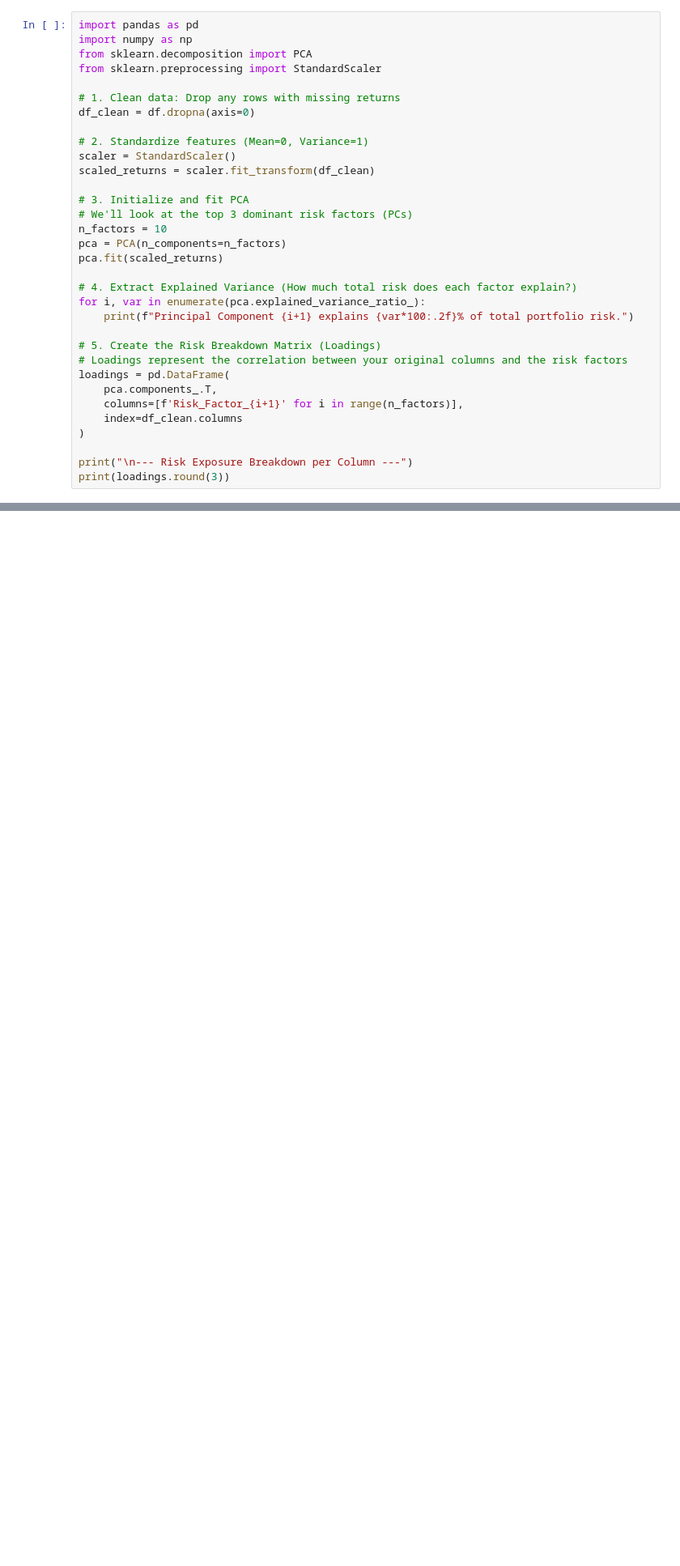
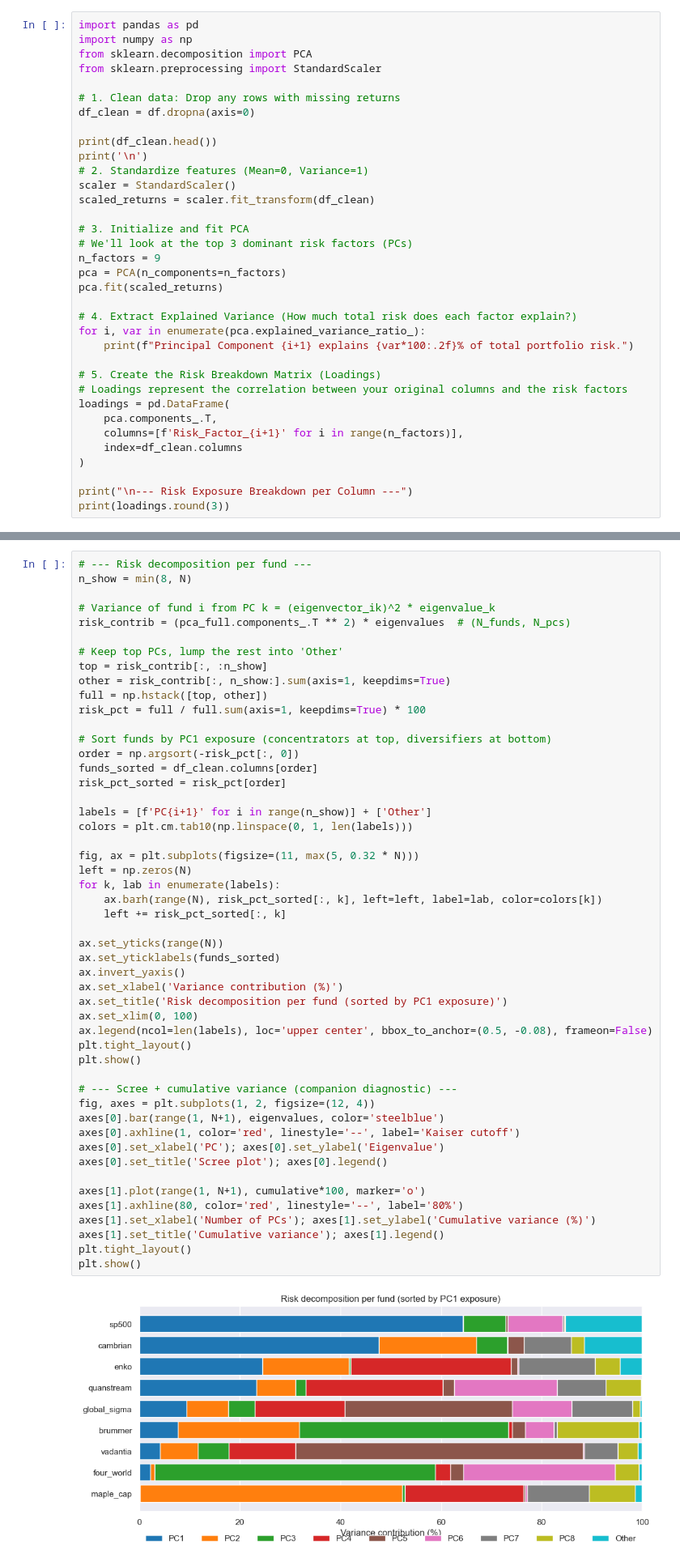
Before and after one commit to arthurdhonneur7/athenee_hf_portfolio, a Jupyter notebook: correlation_analysis.ipynb, the cells around one changed output, grey strips where cells are left out. Shown at 81% size. Cells and saved outputs as stored; diff of their text form; blank space fills up the shorter version.

```diff
--- a/correlation_analysis.ipynb
+++ b/correlation_analysis.ipynb
@@ -79,13 +84,15 @@ from sklearn.preprocessing import StandardScaler
 # 1. Clean data: Drop any rows with missing returns
 df_clean = df.dropna(axis=0)
 
+print(df_clean.head())
+print('\n')
 # 2. Standardize features (Mean=0, Variance=1)
 scaler = StandardScaler()
 scaled_returns = scaler.fit_transform(df_clean)
 
 # 3. Initialize and fit PCA
 # We'll look at the top 3 dominant risk factors (PCs)
-n_factors = 10
+n_factors = 9
 pca = PCA(n_components=n_factors)
 pca.fit(scaled_returns)
 
@@ -128,0 +198,52 @@ loadings.plot(kind='bar')
+# %%
+# --- Risk decomposition per fund ---
+n_show = min(8, N)
+
+# Variance of fund i from PC k = (eigenvector_ik)^2 * eigenvalue_k
+risk_contrib = (pca_full.components_.T ** 2) * eigenvalues  # (N_funds, N_pcs)
+
+# Keep top PCs, lump the rest into 'Other'
+top = risk_contrib[:, :n_show]
+other = risk_contrib[:, n_show:].sum(axis=1, keepdims=True)
+full = np.hstack([top, other])
+risk_pct = full / full.sum(axis=1, keepdims=True) * 100
+
+# Sort funds by PC1 exposure (concentrators at top, diversifiers at bottom)
+order = np.argsort(-risk_pct[:, 0])
+funds_sorted = df_clean.columns[order]
+risk_pct_sorted = risk_pct[order]
+
+labels = [f'PC{i+1}' for i in range(n_show)] + ['Other']
+colors = plt.cm.tab10(np.linspace(0, 1, len(labels)))
+
+fig, ax = plt.subplots(figsize=(11, max(5, 0.32 * N)))
+left = np.zeros(N)
+for k, lab in enumerate(labels):
+    ax.barh(range(N), risk_pct_sorted[:, k], left=left, label=lab, color=colors[k])
+    left += risk_pct_sorted[:, k]
+
+ax.set_yticks(range(N))
+ax.set_yticklabels(funds_sorted)
+ax.invert_yaxis()
+ax.set_xlabel('Variance contribution (%)')
+ax.set_title('Risk decomposition per fund (sorted by PC1 exposure)')
+ax.set_xlim(0, 100)
+ax.legend(ncol=len(labels), loc='upper center', bbox_to_anchor=(0.5, -0.08), frameon=False)
+plt.tight_layout()
+plt.show()
+
+# --- Scree + cumulative variance (companion diagnostic) ---
+fig, axes = plt.subplots(1, 2, figsize=(12, 4))
+axes[0].bar(range(1, N+1), eigenvalues, color='steelblue')
+axes[0].axhline(1, color='red', linestyle='--', label='Kaiser cutoff')
+axes[0].set_xlabel('PC'); axes[0].set_ylabel('Eigenvalue')
+axes[0].set_title('Scree plot'); axes[0].legend()
+
+axes[1].plot(range(1, N+1), cumulative*100, marker='o')
+axes[1].axhline(80, color='red', linestyle='--', label='80%')
+axes[1].set_xlabel('Number of PCs'); axes[1].set_ylabel('Cumulative variance (%)')
+axes[1].set_title('Cumulative variance'); axes[1].legend()
+plt.tight_layout()
+plt.show()
+# %% [output]
+[figure, added]
```
Also changed, not shown: parts of 11 cells of this notebook, 5 other files.
